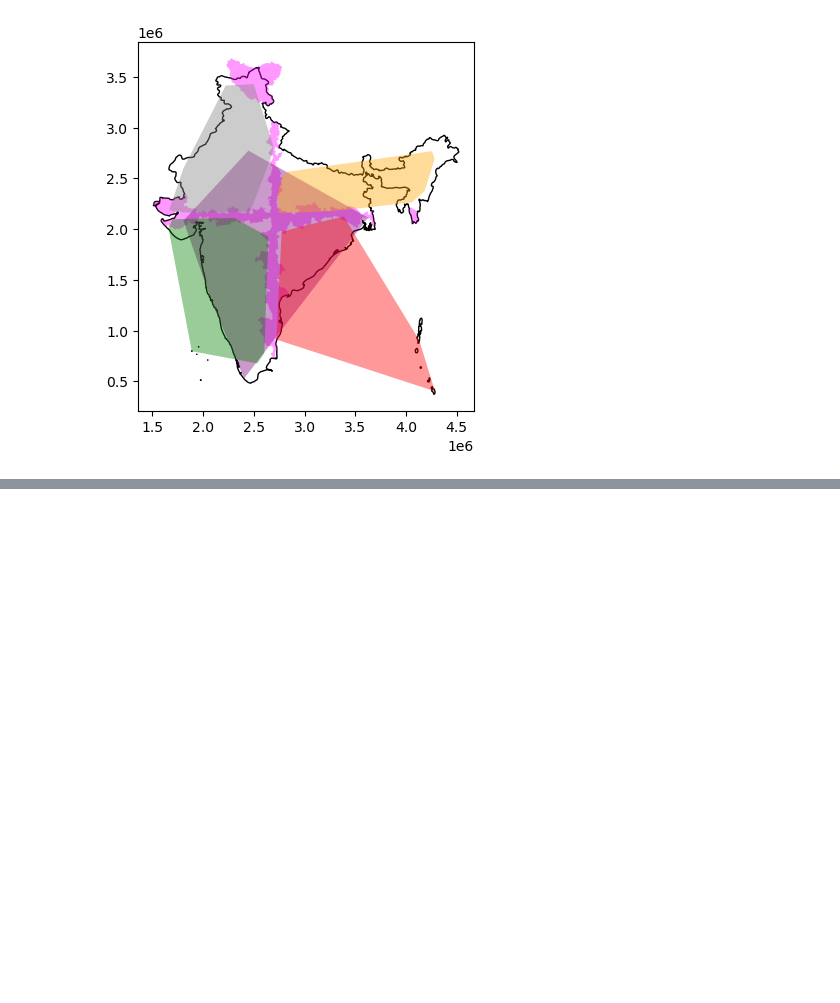
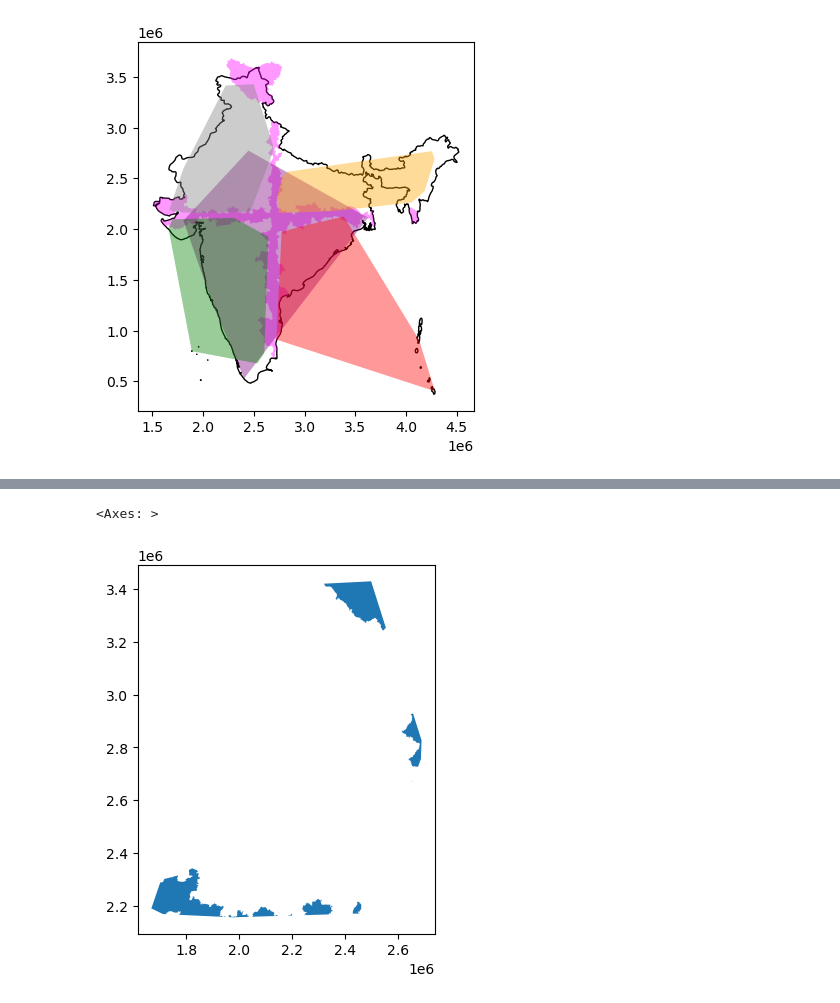
Before and after one commit to gokussj100/geodfprepro, a Jupyter notebook: Tarea 3 .ipynb, the cells around one changed output, grey strips where cells are left out. Cells and saved outputs as stored; diff of their text form; code cells hidden in the pictures; blank space fills up the shorter version.

```diff
--- a/Tarea 3 .ipynb
+++ b/Tarea 3 .ipynb
@@ -721,0 +729,5 @@ India_AirBottomRight_hull.plot(ax=base,facecolor='red', alpha=0.4)
+# %%
+intersec_top.plot()
+# %% [output]
+<Axes: >
+[figure, added]
```
Also changed, not shown: parts of 5 cells of this notebook.
